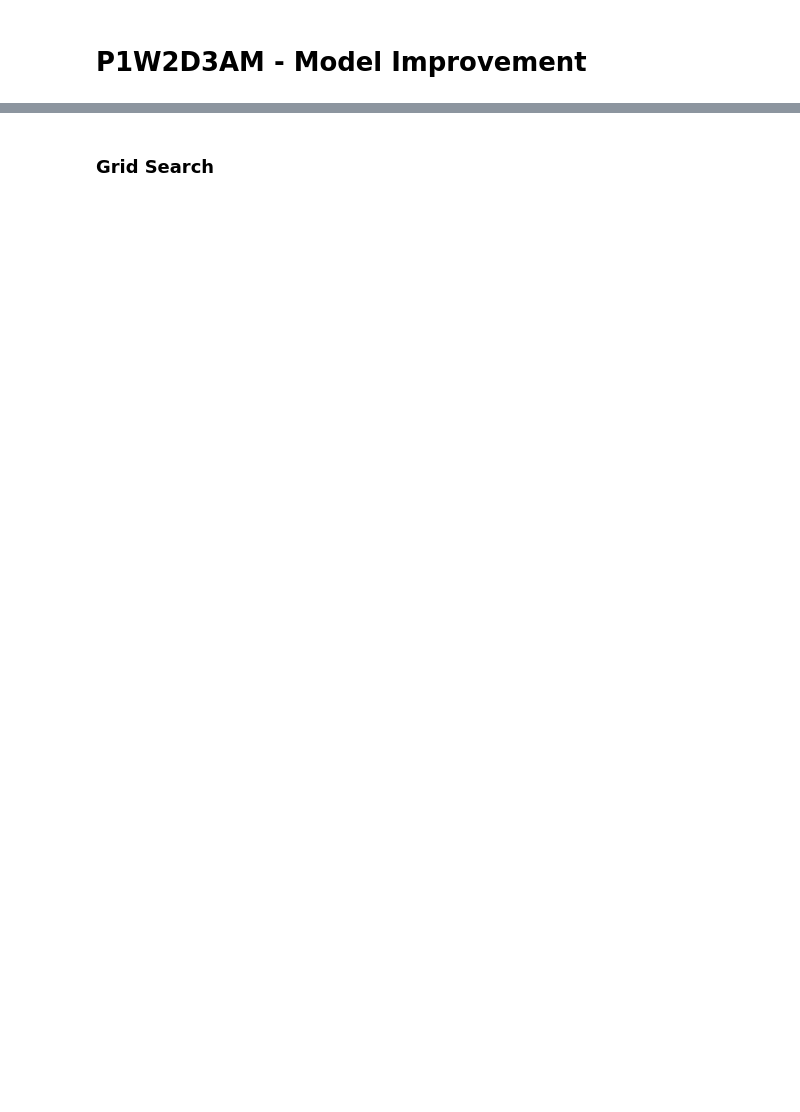
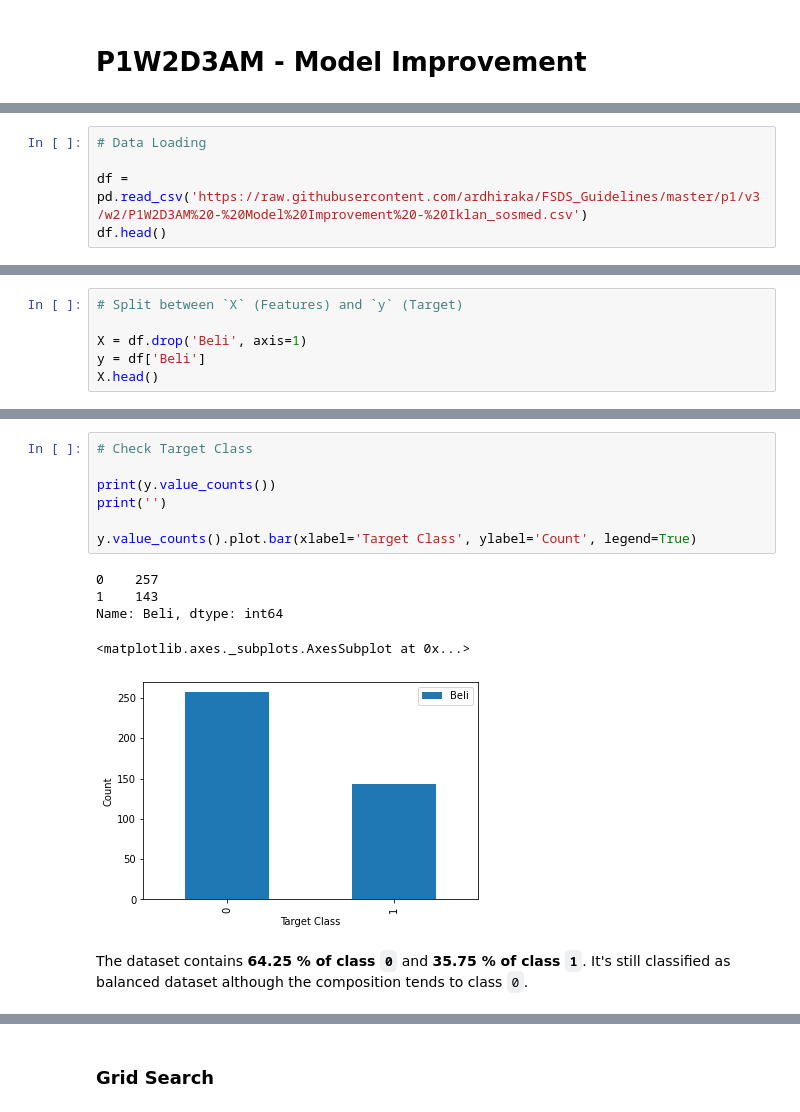
Before and after one commit to ardhiraka/FSDS_Guidelines, a Jupyter notebook: p1/v3/w2/P1W2D3AM - Model Improvement.ipynb, the cells around one changed output, grey strips where cells are left out. Saved outputs shown, nothing was run; the diff lists cells and outputs as text; blank space fills up the shorter version.

```diff
--- a/p1/v3/w2/P1W2D3AM - Model Improvement.ipynb
+++ b/p1/v3/w2/P1W2D3AM - Model Improvement.ipynb
@@ -5,0 +19,5 @@ from preamble import *
+# %%
+# Data Loading
+
+df = pd.read_csv('https://raw.githubusercontent.com/ardhiraka/FSDS_Guidelines/master/p1/v3/w2/P1W2D3AM%20-%20Model%20Improvement%20-%20Iklan_sosmed.csv')
+df.head()
@@ -5,0 +64,6 @@ from preamble import *
+# %%
+# Split between `X` (Features) and `y` (Target)
+
+X = df.drop('Beli', axis=1)
+y = df['Beli']
+X.head()
@@ -5,0 +77,15 @@ from preamble import *
+# %%
+# Check Target Class
+
+print(y.value_counts())
+print('')
+
+y.value_counts().plot.bar(xlabel='Target Class', ylabel='Count', legend=True)
+# %% [output]
+0    257
+1    143
+Name: Beli, dtype: int64
+<matplotlib.axes._subplots.AxesSubplot at 0x...>
+[figure, added]
+# %% [markdown]
+The dataset contains **64.25 % of class `0`** and **35.75 % of class `1`**. It's still classified as balanced dataset although the composition tends to class `0`.
```
Also changed, not shown: parts of 124 cells of this notebook.
